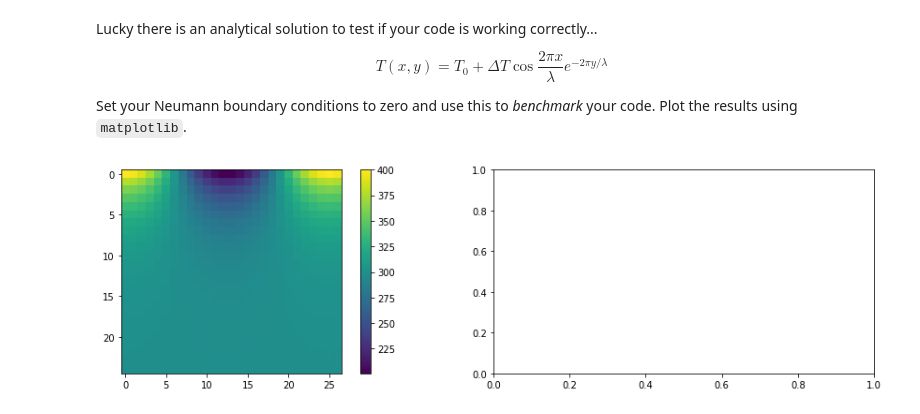
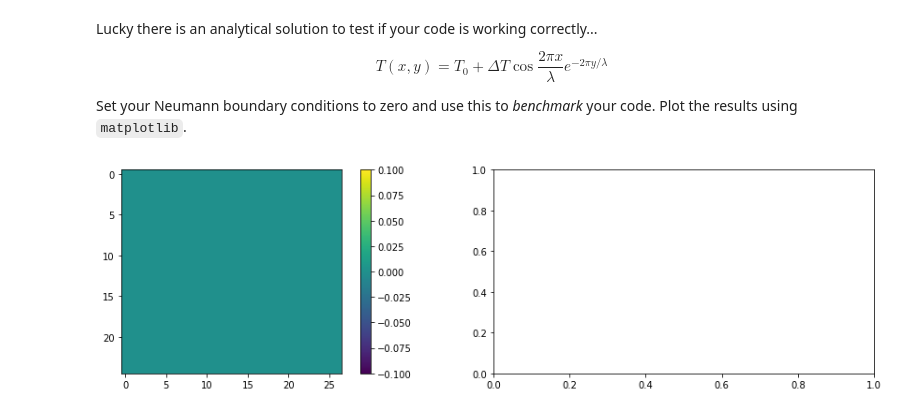
Before and after one commit to Underworld-Geodynamics-Education/Cloud-Intro2Python, a Jupyter notebook: Notebooks/SolveMathProblems/2 - FiniteDifferences.ipynb, the cells around one changed output. Saved outputs shown, nothing was run; the diff lists cells and outputs as text; code cells hidden in the pictures.

```diff
--- a/Notebooks/SolveMathProblems/2 - FiniteDifferences.ipynb
+++ b/Notebooks/SolveMathProblems/2 - FiniteDifferences.ipynb
@@ -289,22 +312,19 @@ $$T(x,y) = T_0 + \Delta T \cos \frac{2 \pi x}{\lambda} e^{-2\pi y/\lambda}$$
 Set your Neumann boundary conditions to zero and use this to *benchmark* your code.
 Plot the results using `matplotlib`.
 # %%
-x, y = np.meshgrid( np.arange(0,nx), np.arange(0,ny) )
-lamb = 25.
-
-T_analytical = 300. + 100.0*np.cos(2*np.pi*x/lamb) * np.exp(-2.0*np.pi*y/lamb)
+T_analytical = np.zeros((ny,nx)) # write analytical solution
 
 
 fig, (ax1, ax2) = plt.subplots(1,2)
 fig.set_size_inches(16,4)
 
 # Analytical solution
 im1 = ax1.imshow(T_analytical.reshape(ny,nx))
 fig.colorbar(im1, ax=ax1)
 
 # Numerical solution
 ## YOUR CODE GOES HERE
 
 plt.show()
 # %% [output]
-[figure, old version]
+[figure, new version]
```
Also changed, not shown: parts of 9 cells of this notebook.
